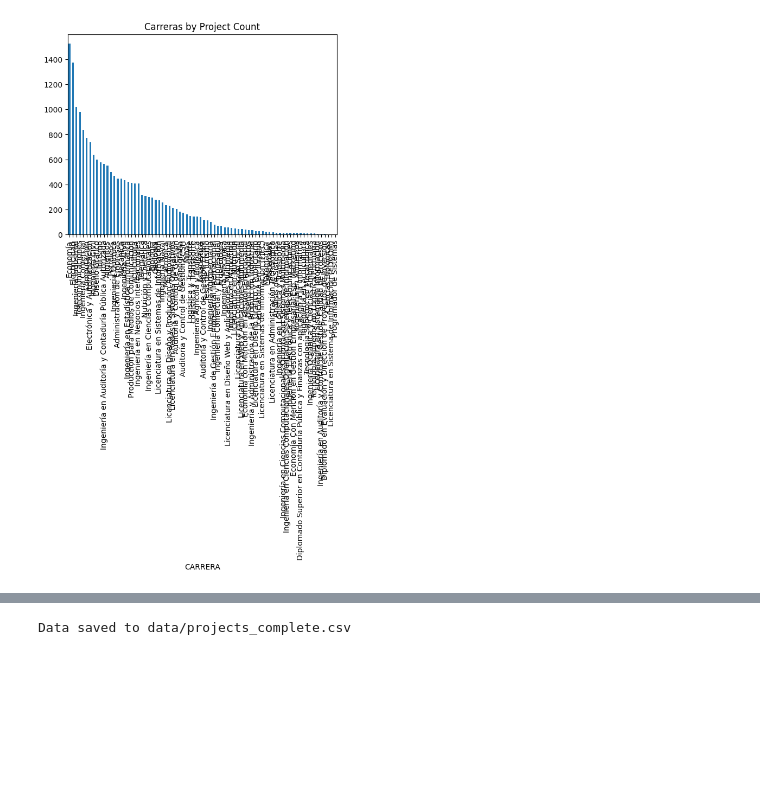
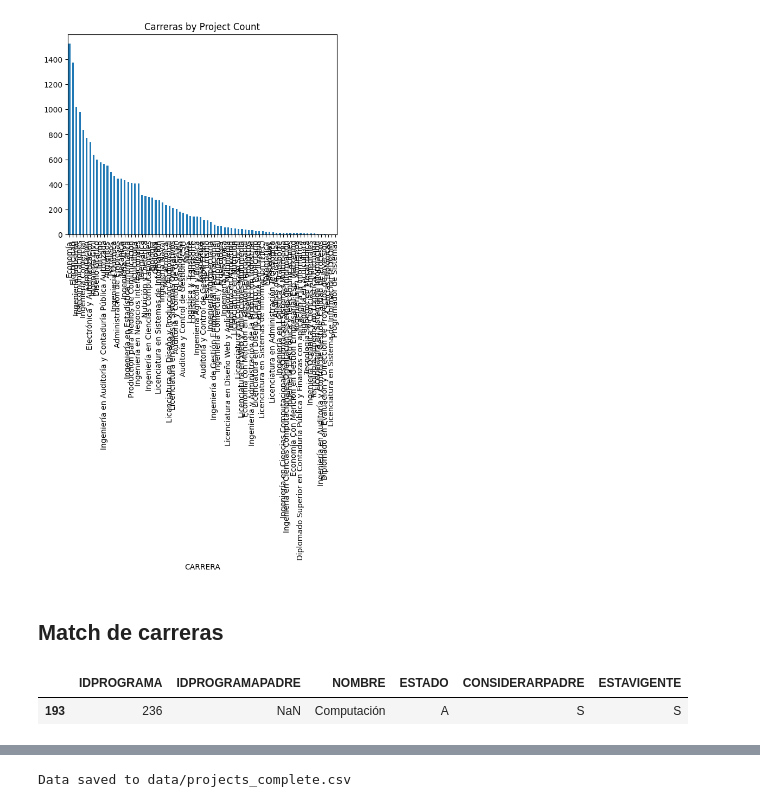
Before and after one commit to stevenaraujo98/project-carrear-classification, a Jupyter notebook: 1_preprocessing.ipynb, the cells around one changed output, grey strips where cells are left out. Cells and saved outputs as stored; diff of their text form; code cells hidden in the pictures; blank space fills up the shorter version.

```diff
--- a/1_preprocessing.ipynb
+++ b/1_preprocessing.ipynb
@@ -328,3 +328,5 @@ Licenciatura en Sistema de Información (EDCOM)                          1
 Programador de Sistemas                                                 1
 Name: count, Length: 78, dtype: int64
 [figure]
+# %% [markdown]
+## Match de carreras
@@ -330,0 +339,6 @@ Name: count, Length: 78, dtype: int64
+# %%
+# df_carreras_activas[df_carreras_activas["NOMBRE"] == "Ingeniería Comercial y Empresarial"]
+df_carreras_activas[df_carreras_activas["NOMBRE"] == "Computación"]
+# %% [output]
+|  | IDPROGRAMA | IDPROGRAMAPADRE | NOMBRE | ESTADO | CONSIDERARPADRE | ESTAVIGENTE |
+| 193 | 236 | NaN | Computación | A | S | S |
```
Also changed, not shown: parts of 17 cells of this notebook, 5 other files.
